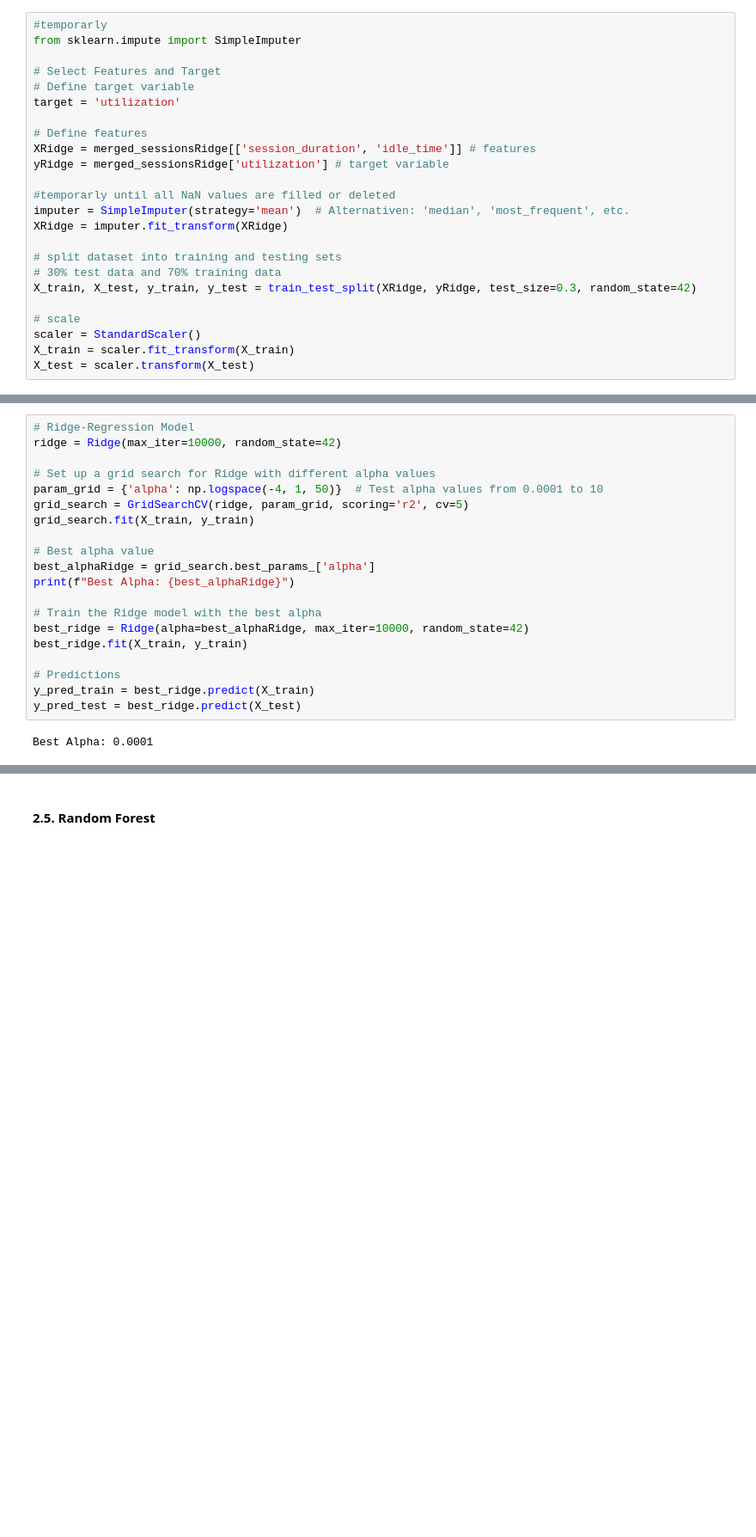
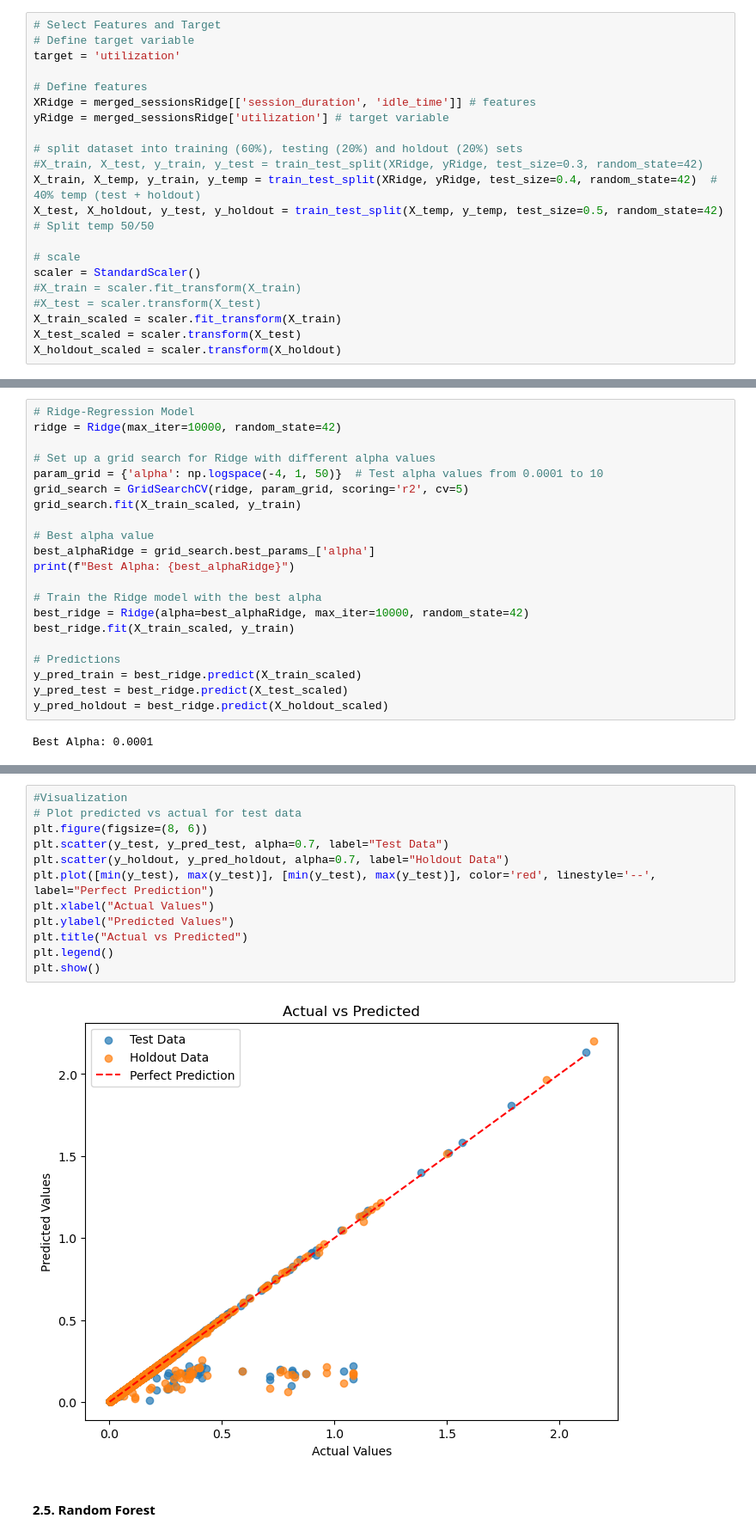
Before and after one commit to angfe/TheOptimizers, a Jupyter notebook: 04_Utilization_Prediction.ipynb, the cells around one changed output, grey strips where cells are left out. Shown: that part at 86% size. Drawn from its saved outputs; the diff is of its cells as text; blank space fills up the shorter version.

Commit message:
updated Ridge Regression, add visualization

```diff
--- a/04_Utilization_Prediction.ipynb
+++ b/04_Utilization_Prediction.ipynb
@@ -621,9 +618,6 @@ avg_pressure         float64
 utilization          float64
 dtype: object
 # %%
-#temporarly
-from sklearn.impute import SimpleImputer
-
 # Select Features and Target
 # Define target variable
 target = 'utilization'
@@ -632,15 +626,15 @@ target = 'utilization'
 XRidge = merged_sessionsRidge[['session_duration', 'idle_time']] # features
 yRidge = merged_sessionsRidge['utilization'] # target variable
 
-#temporarly until all NaN values are filled or deleted
-imputer = SimpleImputer(strategy='mean')  # Alternativen: 'median', 'most_frequent', etc.
-XRidge = imputer.fit_transform(XRidge)
-
-# split dataset into training and testing sets
-# 30% test data and 70% training data
-X_train, X_test, y_train, y_test = train_test_split(XRidge, yRidge, test_size=0.3, random_state=42)
+# split dataset into training (60%), testing (20%) and holdout (20%) sets
+#X_train, X_test, y_train, y_test = train_test_split(XRidge, yRidge, test_size=0.3, random_state=42)
+X_train, X_temp, y_train, y_temp = train_test_split(XRidge, yRidge, test_size=0.4, random_state=42)  # 40% temp (test + holdout)
+X_test, X_holdout, y_test, y_holdout = train_test_split(X_temp, y_temp, test_size=0.5, random_state=42)  # Split temp 50/50
 
 # scale
 scaler = StandardScaler()
-X_train = scaler.fit_transform(X_train)
-X_test = scaler.transform(X_test)
+#X_train = scaler.fit_transform(X_train)
+#X_test = scaler.transform(X_test)
+X_train_scaled = scaler.fit_transform(X_train)
+X_test_scaled = scaler.transform(X_test)
+X_holdout_scaled = scaler.transform(X_holdout)
@@ -653,7 +645,7 @@ ridge = Ridge(max_iter=10000, random_state=42)
 # Set up a grid search for Ridge with different alpha values
 param_grid = {'alpha': np.logspace(-4, 1, 50)}  # Test alpha values from 0.0001 to 10
 grid_search = GridSearchCV(ridge, param_grid, scoring='r2', cv=5)
-grid_search.fit(X_train, y_train)
+grid_search.fit(X_train_scaled, y_train)
 
 # Best alpha value
 best_alphaRidge = grid_search.best_params_['alpha']
@@ -661,11 +653,12 @@ print(f"Best Alpha: {best_alphaRidge}")
 
 # Train the Ridge model with the best alpha
 best_ridge = Ridge(alpha=best_alphaRidge, max_iter=10000, random_state=42)
-best_ridge.fit(X_train, y_train)
+best_ridge.fit(X_train_scaled, y_train)
 
 # Predictions
-y_pred_train = best_ridge.predict(X_train)
-y_pred_test = best_ridge.predict(X_test)
+y_pred_train = best_ridge.predict(X_train_scaled)
+y_pred_test = best_ridge.predict(X_test_scaled)
+y_pred_holdout = best_ridge.predict(X_holdout_scaled)
 # %% [output]
 Best Alpha: 0.0001
 # %%
@@ -693,3 +695,17 @@ Test MSE (0.000837) is only slightly higher than the Train MSE (0.000839), indic
+# %%
+#Visualization
+# Plot predicted vs actual for test data
+plt.figure(figsize=(8, 6))
+plt.scatter(y_test, y_pred_test, alpha=0.7, label="Test Data")
+plt.scatter(y_holdout, y_pred_holdout, alpha=0.7, label="Holdout Data")
+plt.plot([min(y_test), max(y_test)], [min(y_test), max(y_test)], color='red', linestyle='--', label="Perfect Prediction")
+plt.xlabel("Actual Values")
+plt.ylabel("Predicted Values")
+plt.title("Actual vs Predicted")
+plt.legend()
+plt.show()
+# %% [output]
+[figure, added]
 # %% [markdown]
 #### 2.5. Random Forest
 # %%
```
Also changed, not shown: parts of 13 cells of this notebook.
